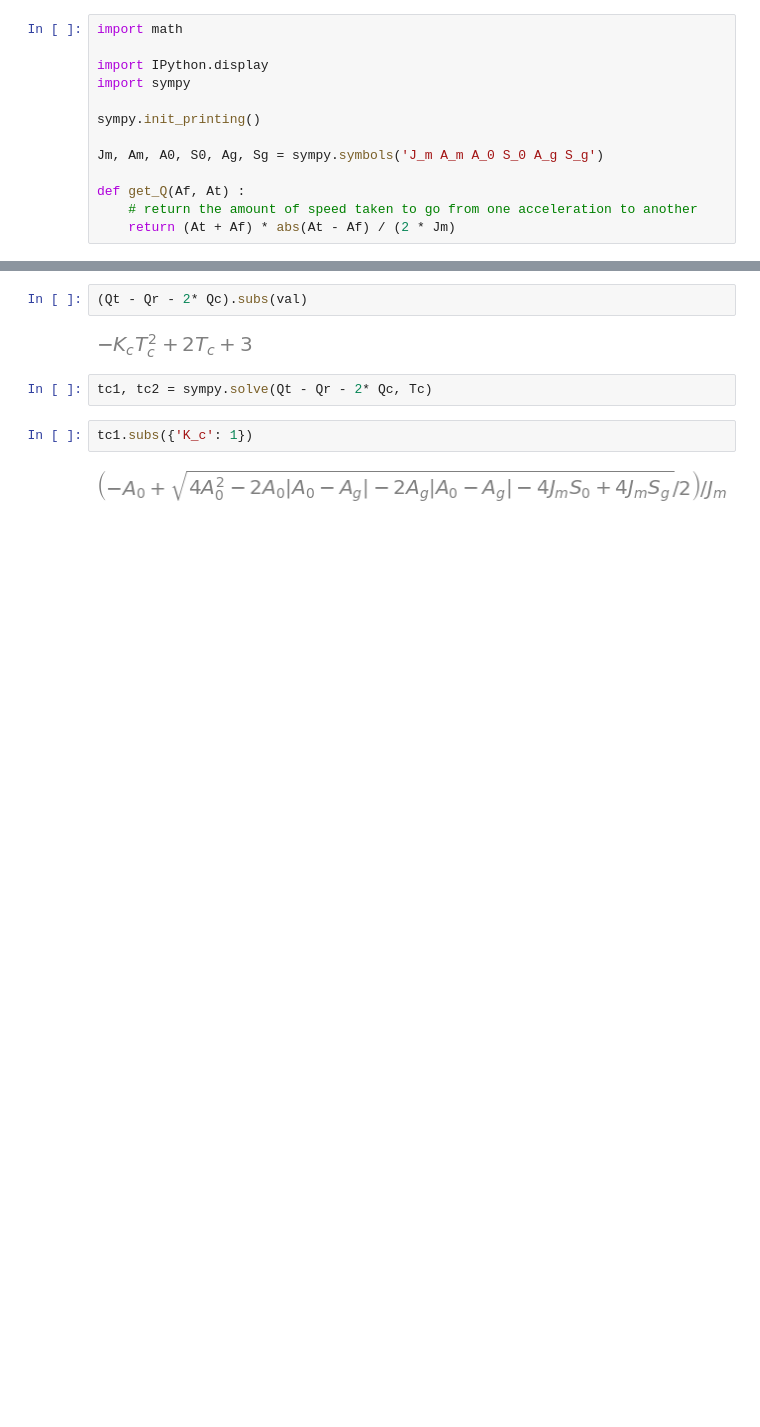
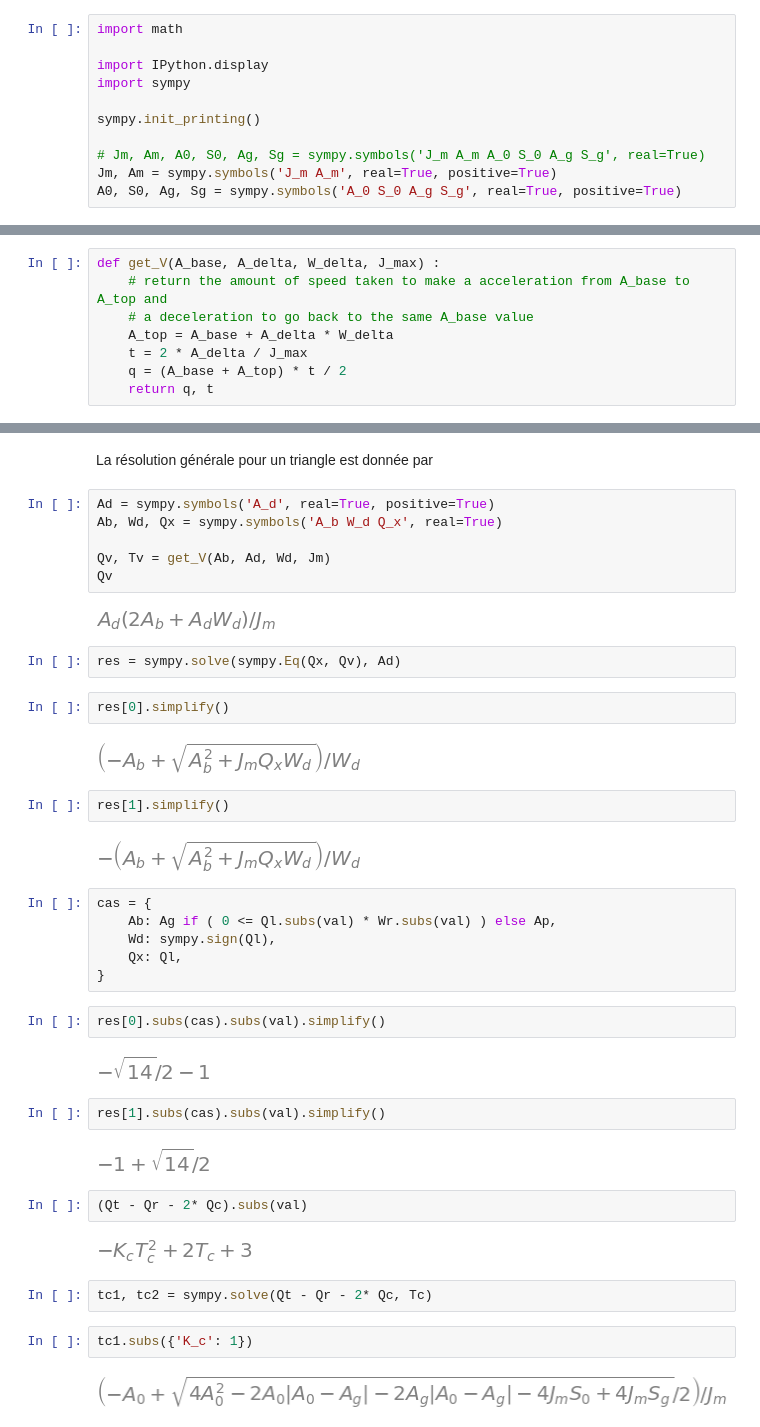
Before and after one commit to yota-code/goto.trajbang, a Jupyter notebook: notebook/third_attempt.ipynb, the cells around one changed output, grey strips where cells are left out. Saved outputs shown, nothing was run; the diff lists cells and outputs as text; blank space fills up the shorter version.

```diff
--- a/notebook/third_attempt.ipynb
+++ b/notebook/third_attempt.ipynb
@@ -6,8 +6,6 @@ import sympy
 
 sympy.init_printing()
 
-Jm, Am, A0, S0, Ag, Sg = sympy.symbols('J_m A_m A_0 S_0 A_g S_g')
-
-def get_Q(Af, At) :
-    # return the amount of speed taken to go from one acceleration to another
-    return (At + Af) * abs(At - Af) / (2 * Jm)
+# Jm, Am, A0, S0, Ag, Sg = sympy.symbols('J_m A_m A_0 S_0 A_g S_g', real=True)
+Jm, Am = sympy.symbols('J_m A_m', real=True, positive=True)
+A0, S0, Ag, Sg = sympy.symbols('A_0 S_0 A_g S_g', real=True, positive=True)
@@ -14,2 +19,10 @@ def get_Q(Af, At) :
+# %%
+def get_V(A_base, A_delta, W_delta, J_max) :
+    # return the amount of speed taken to make a acceleration from A_base to A_top and
+    # a deceleration to go back to the same A_base value
+    A_top = A_base + A_delta * W_delta
+    t = 2 * A_delta / J_max
+    q = (A_base + A_top) * t / 2
+    return q, t
 # %%
 val = {'J_m': 1, 'A_m': 2, 'A_0': -1, 'A_g': -2, 'S_0': 0, 'S_g': sympy.Rational(3, 2)}
@@ -29,3 +92,37 @@ Qc = Kc * Jm * Tc**2 / 2 + A0 * Tc
+# %% [markdown]
+La résolution générale pour un triangle est donnée par
+# %%
+Ad = sympy.symbols('A_d', real=True, positive=True)
+Ab, Wd, Qx = sympy.symbols('A_b W_d Q_x', real=True)
+
+Qv, Tv = get_V(Ab, Ad, Wd, Jm)
+Qv
+# %% [output]
+[figure, added]
+# %%
+res = sympy.solve(sympy.Eq(Qx, Qv), Ad)
+# %%
+res[0].simplify()
+# %% [output]
+[figure, added]
+# %%
+res[1].simplify()
+# %% [output]
+[figure, added]
+# %%
+cas = {
+    Ab: Ag if ( 0 <= Ql.subs(val) * Wr.subs(val) ) else Ap,
+    Wd: sympy.sign(Ql),
+    Qx: Ql,
+}
+# %%
+res[0].subs(cas).subs(val).simplify()
+# %% [output]
+[figure, added]
+# %%
+res[1].subs(cas).subs(val).simplify()
+# %% [output]
+[figure, added]
 # %%
 (Qt - Qr - 2* Qc).subs(val)
 # %% [output]
```
Also changed, not shown: parts of 14 cells of this notebook, 1 other file.
